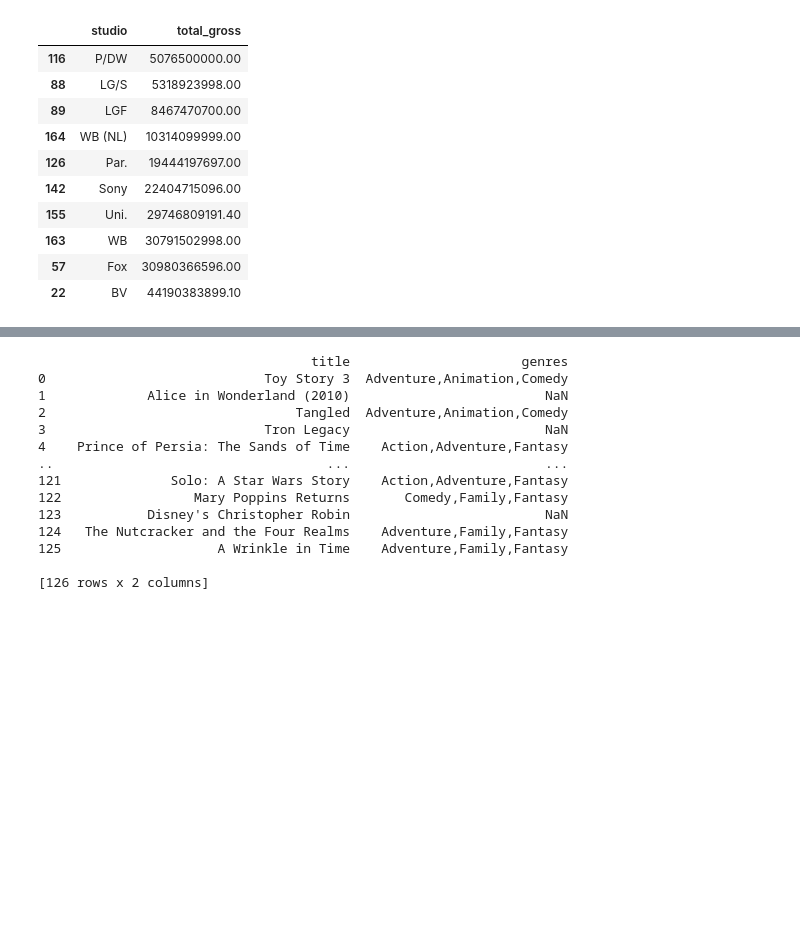
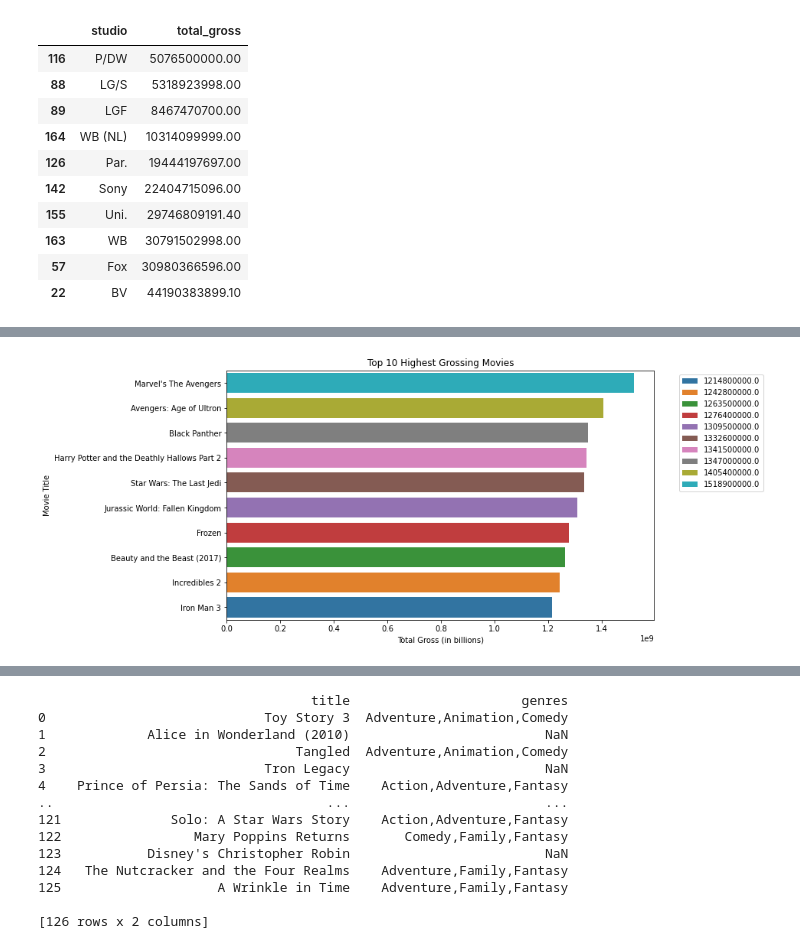
Before and after one commit to Bijal05/phase2_project, a Jupyter notebook: student.ipynb, the cells around one changed output, grey strips where cells are left out. Saved outputs shown, nothing was run; the diff lists cells and outputs as text; code cells hidden in the pictures; blank space fills up the shorter version.

```diff
--- a/student.ipynb
+++ b/student.ipynb
@@ -416,0 +416,16 @@ top10_std.sort_values(by='total_gross')
+# %%
+df1.sort_values(by='total_gross', ascending=False, inplace=True)
+top_10_grossed_movies = df1.head(10)
+top_10_grossed_movies
+#plt.gca().invert_yaxis()  # Invert y-axis to show the highest-grossing movie at the top
+plt.figure(figsize=(10, 6))
+sns.barplot(x='total_gross', y='title', data=top_10_movies,hue='total_gross',dodge=False)
+plt.legend(bbox_to_anchor=(1.05,1),loc=2)
+plt.title('Top 10 Highest Grossing Movies')
+plt.xlabel('Total Gross (in billions)')
+plt.ylabel('Movie Title')
+#plt.yticks(top10_std['total_gross'], ['${:,.0f}'.format(label) for label in top10_std['total_gross']])
+
+plt.show()
+# %% [output]
+[figure, added]
```
Also changed, not shown: parts of 32 cells of this notebook.
